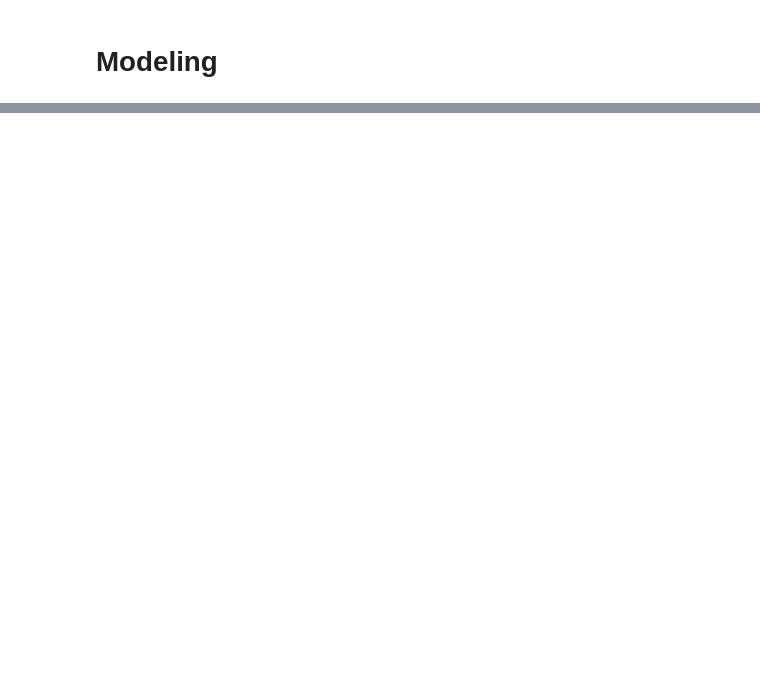
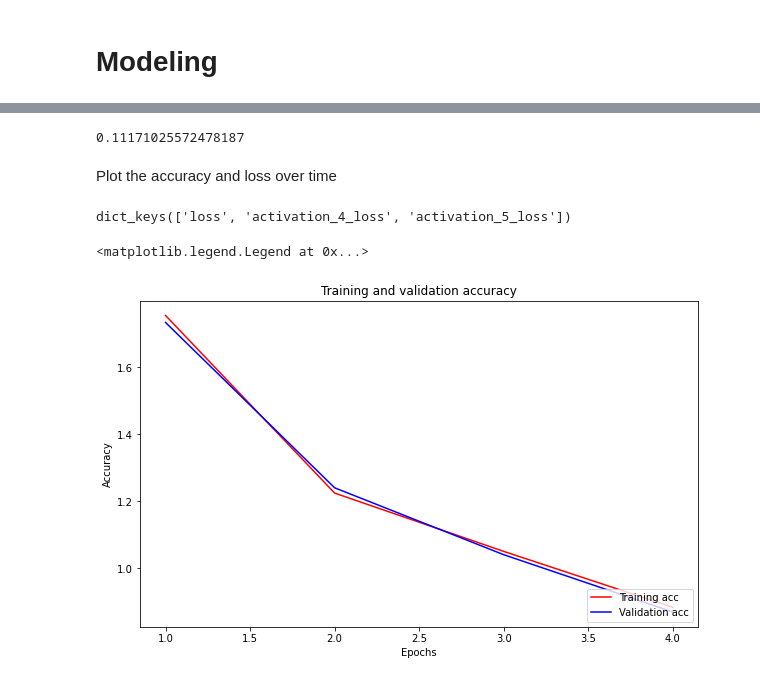
Before and after one commit to avi326/Tweet-Sentiment-Extraction, a Jupyter notebook: Tweet_Sentiment_Extraction.ipynb, the cells around one changed output, grey strips where cells are left out. Drawn from its saved outputs; the diff is of its cells as text; code cells hidden in the pictures; blank space fills up the shorter version.

```diff
--- a/Tweet_Sentiment_Extraction.ipynb
+++ b/Tweet_Sentiment_Extraction.ipynb
@@ -155,0 +253,4 @@ train['text_word_count'] = train['text'].apply(lambda x: len(str(x).split()))
+# %%
+epochs = 4
+batch_size = 32
+optimizer = tf.keras.optimizers.Adam(learning_rate=3e-5)
@@ -155,0 +259,9 @@ train['text_word_count'] = train['text'].apply(lambda x: len(str(x).split()))
+# %%
+qa_model.compile(loss='categorical_crossentropy', optimizer=optimizer)
+# %%
+
+history = qa_model.fit(x=[train_dict.get("input_ids"), train_dict.get("attention_mask"), train_dict.get("token_type_ids")],
+                       y=[train_dict.get("start_tokens"),train_dict.get("end_tokens")],
+                       validation_data = ([val_dict.get("input_ids"), val_dict.get("attention_mask"), val_dict.get("token_type_ids")], [val_dict.get("start_tokens"),val_dict.get("end_tokens")]),
+                       epochs=epochs,
+                       batch_size=batch_size)
@@ -188,0 +308,4 @@ ContextualVersionConflict: (six 1.12.0 (c:\users\avi\anaconda3\lib\site-packages
+# %%
+jaccard_score(train["selected_text"],train["pred_selected_text"])
+# %% [output]
+0.11171025572478187
@@ -188,0 +315,25 @@ ContextualVersionConflict: (six 1.12.0 (c:\users\avi\anaconda3\lib\site-packages
+# %% [markdown]
+Plot the accuracy and loss over time
+# %%
+history_dict = history.history
+print(history_dict.keys())
+# %% [output]
+dict_keys(['loss', 'activation_4_loss', 'activation_5_loss'])
+# %%
+
+acc = history_dict['activation_4_loss']
+val_acc = history_dict['activation_5_loss']
+
+epochs = range(1, len(acc) + 1)
+fig = plt.figure(figsize=(10, 6))
+fig.tight_layout()
+
+plt.plot(epochs, acc, 'r', label='Training acc')
+plt.plot(epochs, val_acc, 'b', label='Validation acc')
+plt.title('Training and validation accuracy')
+plt.xlabel('Epochs')
+plt.ylabel('Accuracy')
+plt.legend(loc='lower right')
+# %% [output]
+<matplotlib.legend.Legend at 0x...>
+[figure, added]
```
Also changed, not shown: parts of 73 cells of this notebook.
